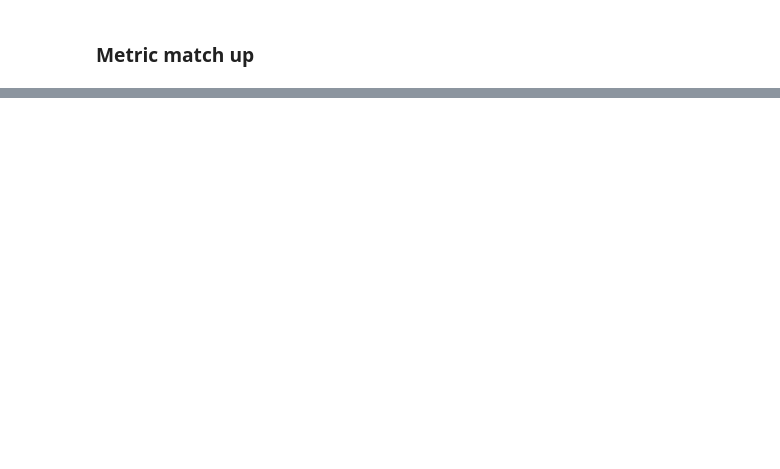
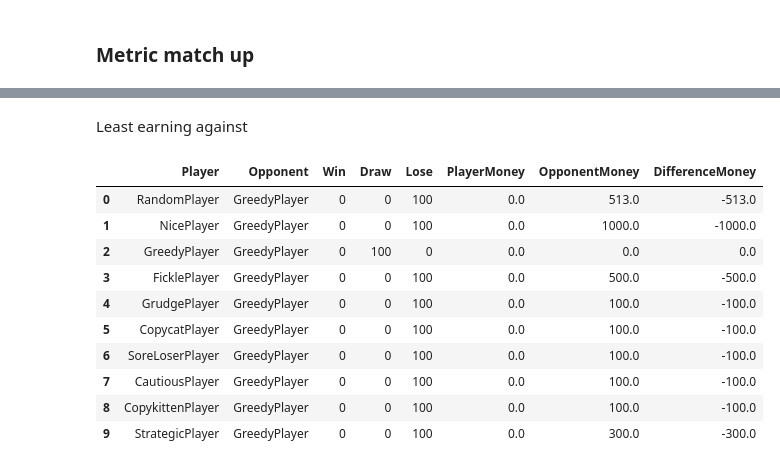
Before and after one commit to binxuankong/game-theory-projects, a Jupyter notebook: SplitOrSteal/Game Analysis.ipynb, the cells around one changed output, grey strips where cells are left out. Cells and saved outputs as stored; diff of their text form; code cells hidden in the pictures; blank space fills up the shorter version.

```diff
--- a/SplitOrSteal/Game Analysis.ipynb
+++ b/SplitOrSteal/Game Analysis.ipynb
@@ -351,0 +619,17 @@ get_metric_matchup(df, 'PlayerMoney', 1)
+# %% [markdown]
+Least earning against
+# %%
+least_earning = get_metric_matchup(df, 'PlayerMoney', -1)
+least_earning
+# %% [output]
+|  | Player | Opponent | Win | Draw | Lose | PlayerMoney | OpponentMoney | DifferenceMoney |
+| 0 | RandomPlayer | GreedyPlayer | 0 | 0 | 100 | 0.0 | 513.0 | -513.0 |
+| 1 | NicePlayer | GreedyPlayer | 0 | 0 | 100 | 0.0 | 1000.0 | -1000.0 |
+| 2 | GreedyPlayer | GreedyPlayer | 0 | 100 | 0 | 0.0 | 0.0 | 0.0 |
+| 3 | FicklePlayer | GreedyPlayer | 0 | 0 | 100 | 0.0 | 500.0 | -500.0 |
+| 4 | GrudgePlayer | GreedyPlayer | 0 | 0 | 100 | 0.0 | 100.0 | -100.0 |
+| 5 | CopycatPlayer | GreedyPlayer | 0 | 0 | 100 | 0.0 | 100.0 | -100.0 |
+| 6 | SoreLoserPlayer | GreedyPlayer | 0 | 0 | 100 | 0.0 | 100.0 | -100.0 |
+| 7 | CautiousPlayer | GreedyPlayer | 0 | 0 | 100 | 0.0 | 100.0 | -100.0 |
+| 8 | CopykittenPlayer | GreedyPlayer | 0 | 0 | 100 | 0.0 | 100.0 | -100.0 |
+| 9 | StrategicPlayer | GreedyPlayer | 0 | 0 | 100 | 0.0 | 300.0 | -300.0 |
```
Also changed, not shown: parts of 31 cells of this notebook.
